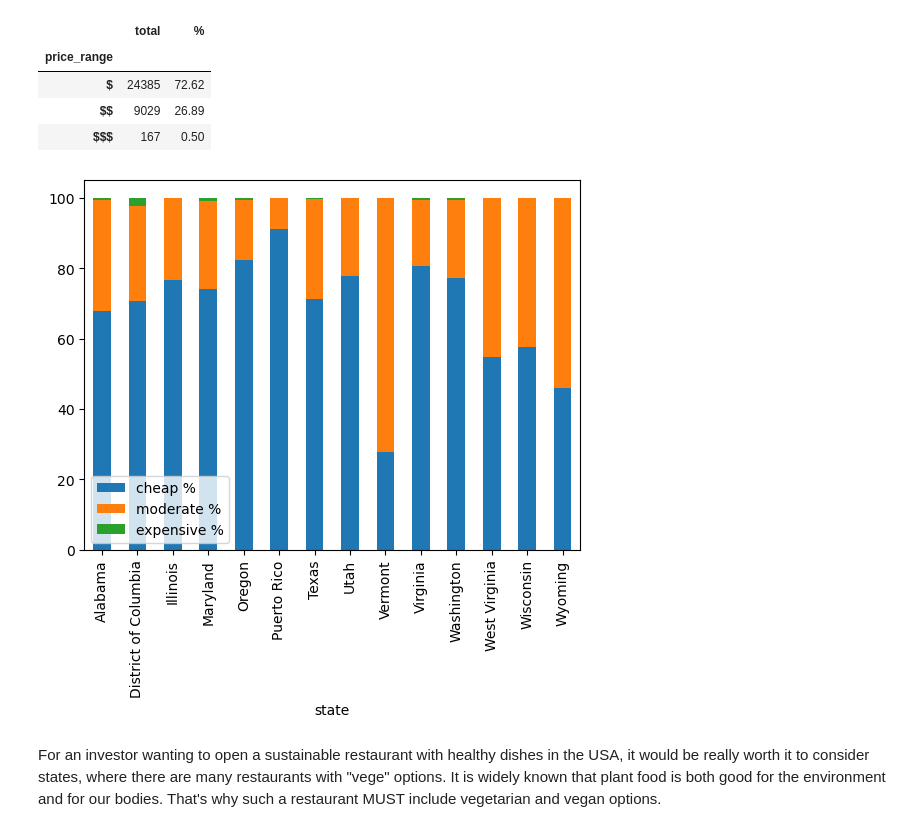
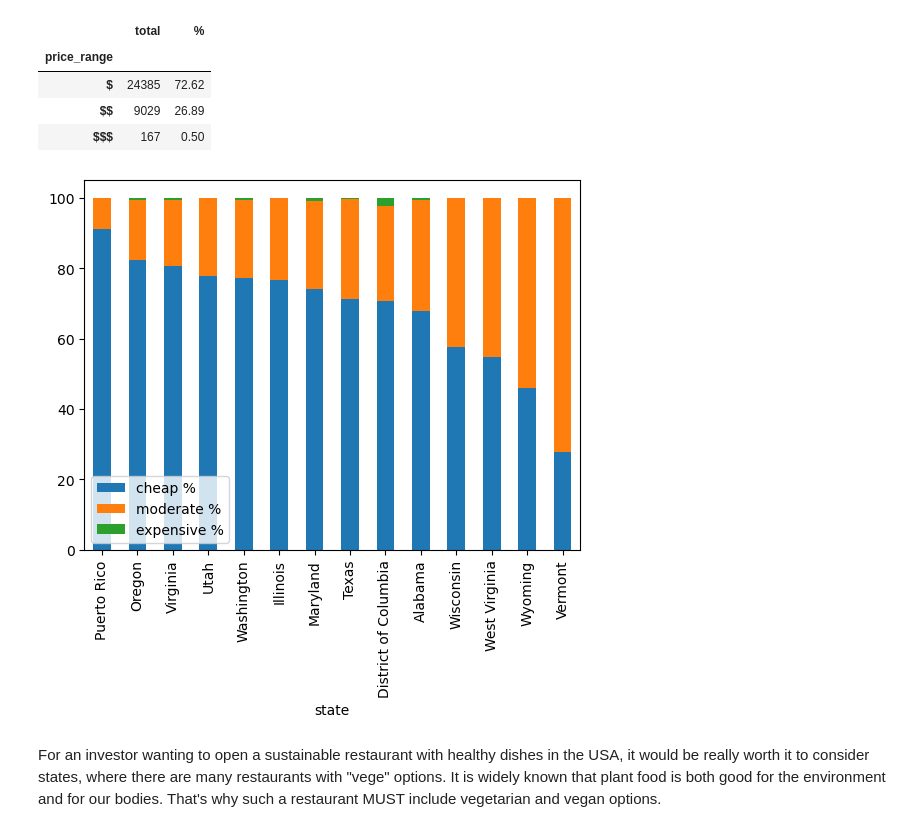
Before and after one commit to infoshareacademy/JDSZR11-DatA_Team, a Jupyter notebook: final_presentation.ipynb, the cells around one changed output. Saved outputs shown, nothing was run; the diff lists cells and outputs as text; code cells hidden in the pictures.

```diff
--- a/final_presentation.ipynb
+++ b/final_presentation.ipynb
@@ -130,9 +130,10 @@ df
 # %%
 #preparation of data before creating a plot
 alltoplot = all1.drop("total", axis='columns')
+alltoplot = alltoplot.sort_values('cheap %', ascending=False)
 alltoplot.plot(x="state", kind = 'bar', stacked=True, mark_right=True);
 # %% [output]
-[figure, old version]
+[figure, new version]
 # %% [markdown]
 For an investor wanting to open a sustainable restaurant with healthy dishes in the USA, it would be really worth it to consider states, where there are many restaurants with "vege" options. It is widely known that plant food is both good for the environment and for our bodies. That's why such a restaurant MUST include vegetarian and vegan options.
 # %%
```
Also changed, not shown: parts of 2 cells of this notebook, 1 other file.
